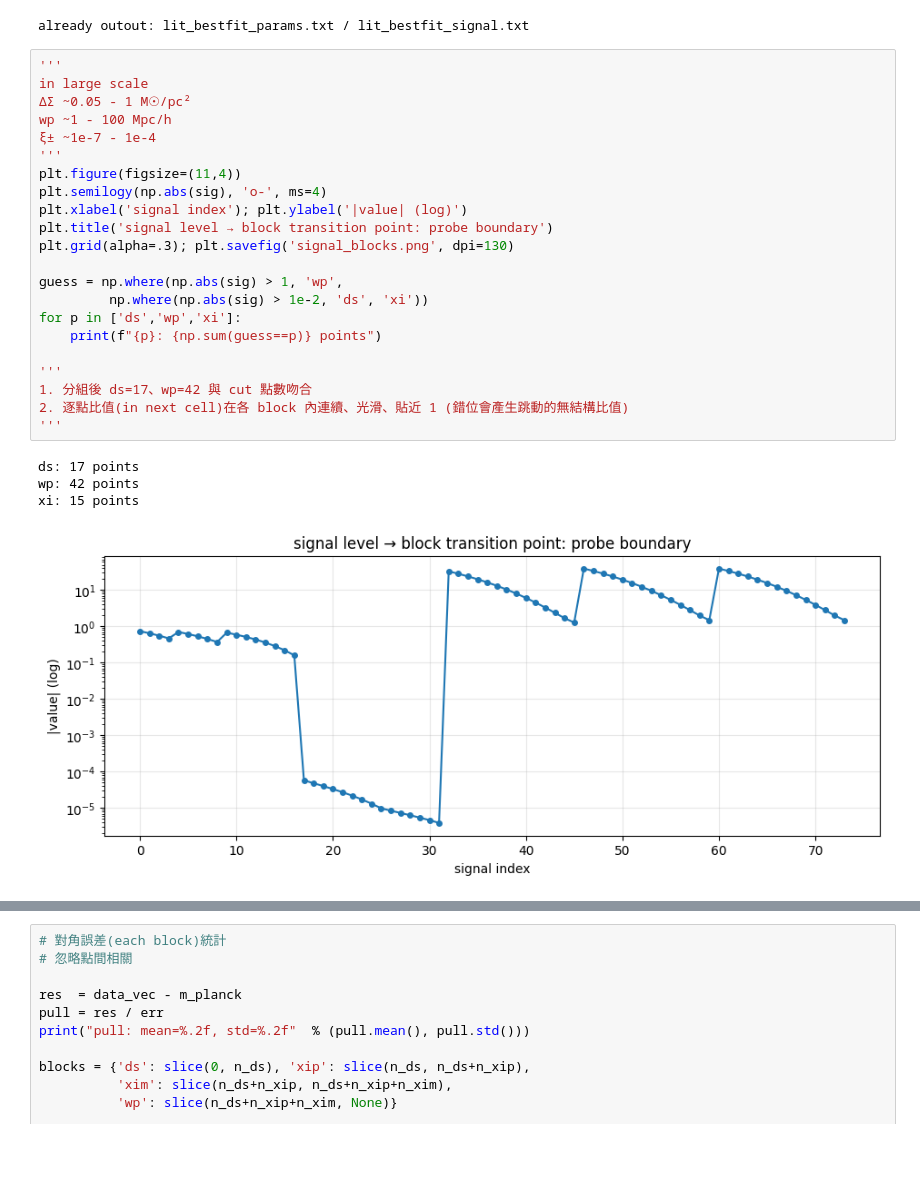
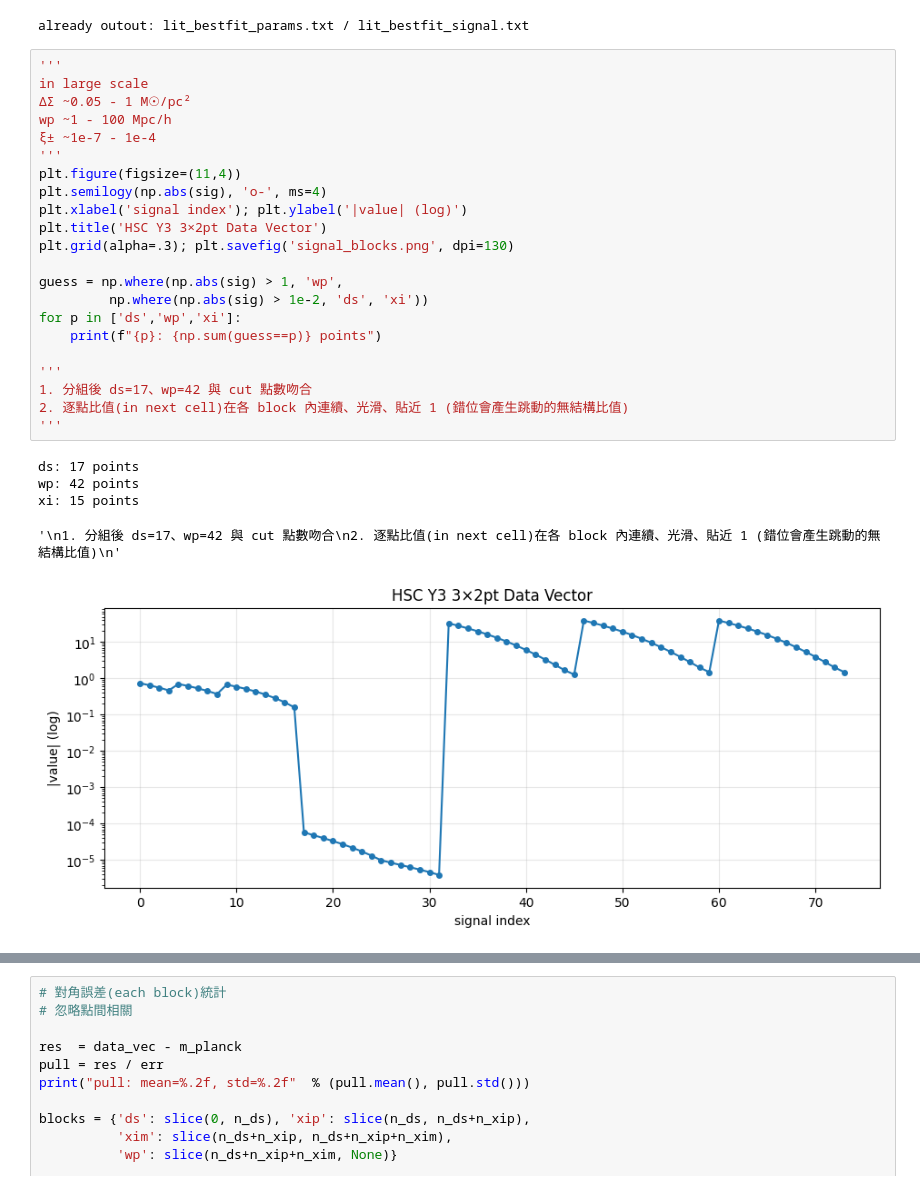
Before and after one commit to stone0624/cosmic_S8_project, a Jupyter notebook: notebooks/theory_vector_notebook_ver2.ipynb, the cells around one changed output, grey strips where cells are left out. Saved outputs shown, nothing was run; the diff lists cells and outputs as text; blank space fills up the shorter version.

Commit message:
just correct title of plot

```diff
--- a/notebooks/theory_vector_notebook_ver2.ipynb
+++ b/notebooks/theory_vector_notebook_ver2.ipynb
@@ -298,30 +302,31 @@ already outout: lit_bestfit_params.txt / lit_bestfit_signal.txt
 # %%
 '''
 in large scale
 ΔΣ ~0.05 - 1 M☉/pc²
 wp ~1 - 100 Mpc/h
 ξ± ~1e-7 - 1e-4
 '''
 plt.figure(figsize=(11,4))
 plt.semilogy(np.abs(sig), 'o-', ms=4)
 plt.xlabel('signal index'); plt.ylabel('|value| (log)')
-plt.title('signal level → block transition point: probe boundary')
+plt.title('HSC Y3 3×2pt Data Vector')
 plt.grid(alpha=.3); plt.savefig('signal_blocks.png', dpi=130)
 
 guess = np.where(np.abs(sig) > 1, 'wp',
          np.where(np.abs(sig) > 1e-2, 'ds', 'xi'))
 for p in ['ds','wp','xi']:
     print(f"{p}: {np.sum(guess==p)} points")
 
 '''
 1. 分組後 ds=17、wp=42 與 cut 點數吻合
 2. 逐點比值(in next cell)在各 block 內連續、光滑、貼近 1 (錯位會產生跳動的無結構比值)
 '''
 # %% [output]
 ds: 17 points
 wp: 42 points
 xi: 15 points
+'\n1. 分組後 ds=17、wp=42 與 cut 點數吻合\n2. 逐點比值(in next cell)在各 block 內連續、光滑、貼近 1 (錯位會產生跳動的無結構比值)\n'
-[figure, old version]
+[figure, new version]
 # %%
 dzph_lit = best[col['dpz_0']] if 'dpz_0' in col else 0.0
 
```
Also changed, not shown: parts of 12 cells of this notebook.
